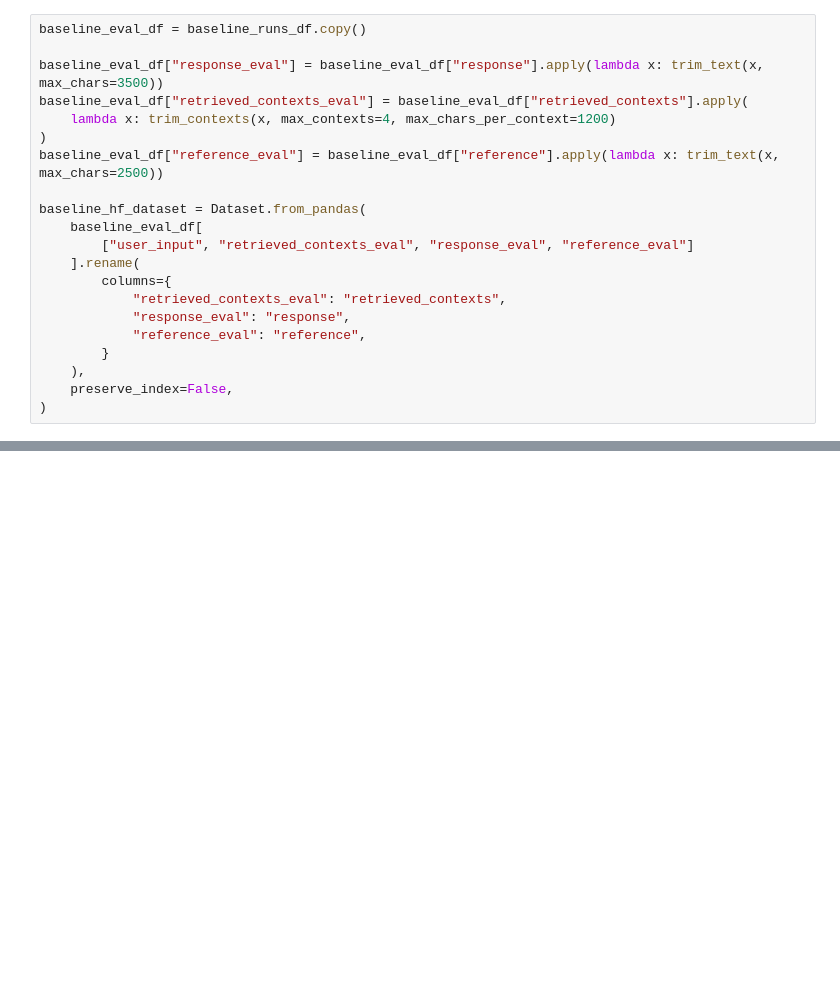
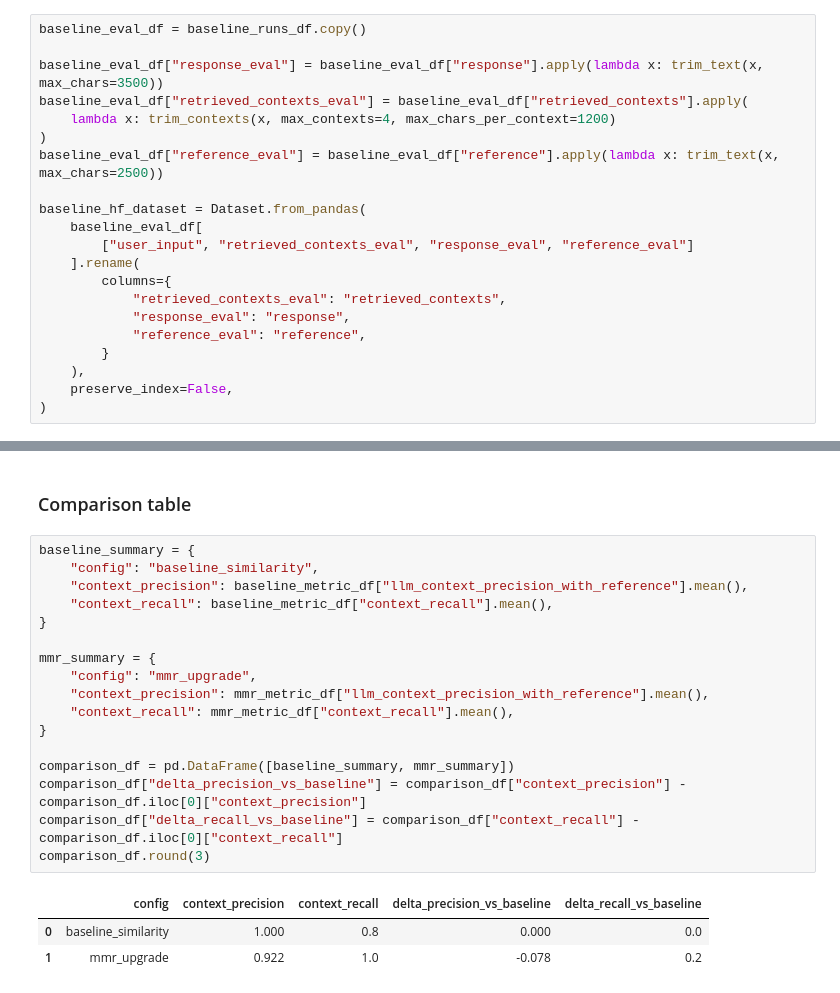
Before and after one commit to KrishanuSinha/Krishanu_AIE9_Assignments, a Jupyter notebook: swarmmate_audit_workpaper_adapter/swarmmate_audit_workpaper_adapter/SwarmMate_project_metric_catalog.ipynb, the cells around one changed output, grey strips where cells are left out. Saved outputs shown, nothing was run; the diff lists cells and outputs as text; blank space fills up the shorter version.

```diff
--- a/swarmmate_audit_workpaper_adapter/swarmmate_audit_workpaper_adapter/SwarmMate_project_metric_catalog.ipynb
+++ b/swarmmate_audit_workpaper_adapter/swarmmate_audit_workpaper_adapter/SwarmMate_project_metric_catalog.ipynb
@@ -400,0 +523,23 @@ Exception raised in Job[14]: AttributeError('OpenAIEmbeddings' object has no att
+# %% [markdown]
+### Comparison table
+# %%
+baseline_summary = {
+    "config": "baseline_similarity",
+    "context_precision": baseline_metric_df["llm_context_precision_with_reference"].mean(),
+    "context_recall": baseline_metric_df["context_recall"].mean(),
+}
+
+mmr_summary = {
+    "config": "mmr_upgrade",
+    "context_precision": mmr_metric_df["llm_context_precision_with_reference"].mean(),
+    "context_recall": mmr_metric_df["context_recall"].mean(),
+}
+
+comparison_df = pd.DataFrame([baseline_summary, mmr_summary])
+comparison_df["delta_precision_vs_baseline"] = comparison_df["context_precision"] - comparison_df.iloc[0]["context_precision"]
+comparison_df["delta_recall_vs_baseline"] = comparison_df["context_recall"] - comparison_df.iloc[0]["context_recall"]
+comparison_df.round(3)
+# %% [output]
+|  | config | context_precision | context_recall | delta_precision_vs_baseline | delta_recall_vs_baseline |
+| 0 | baseline_similarity | 1.000 | 0.8 | 0.000 | 0.0 |
+| 1 | mmr_upgrade | 0.922 | 1.0 | -0.078 | 0.2 |
```
Also changed, not shown: parts of 7 cells of this notebook, 2 other files.
